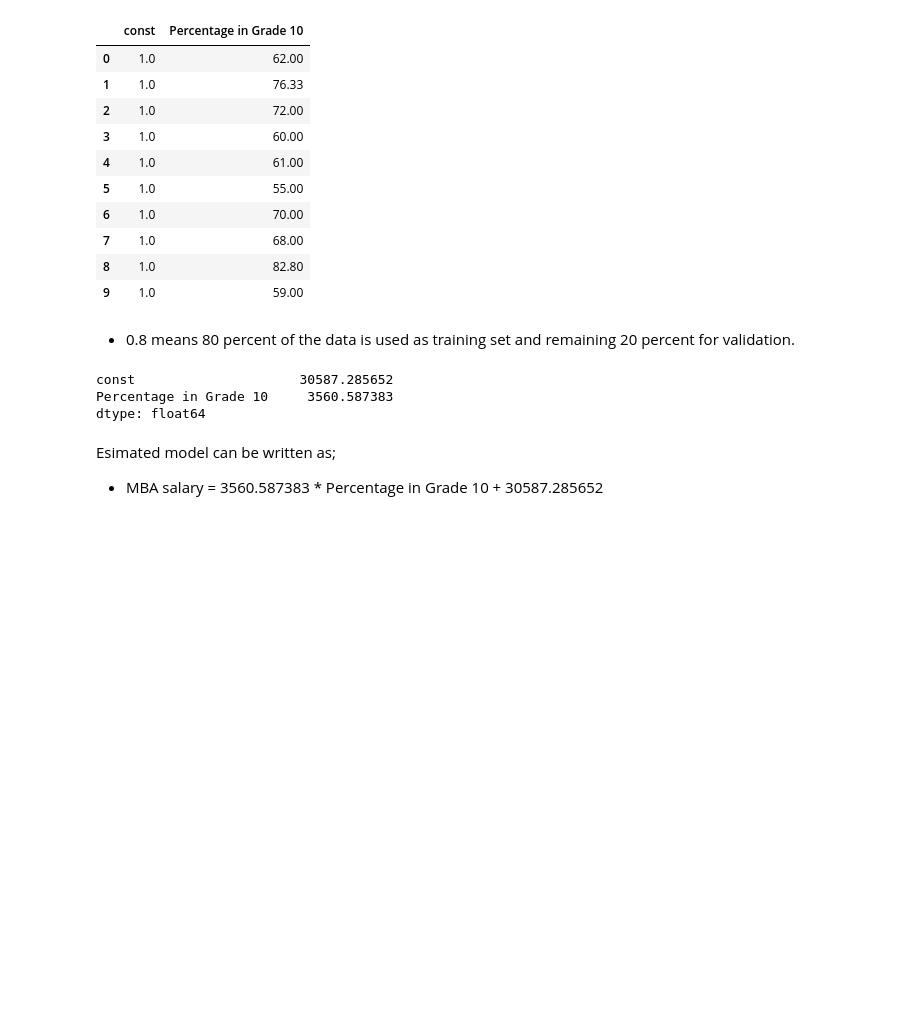
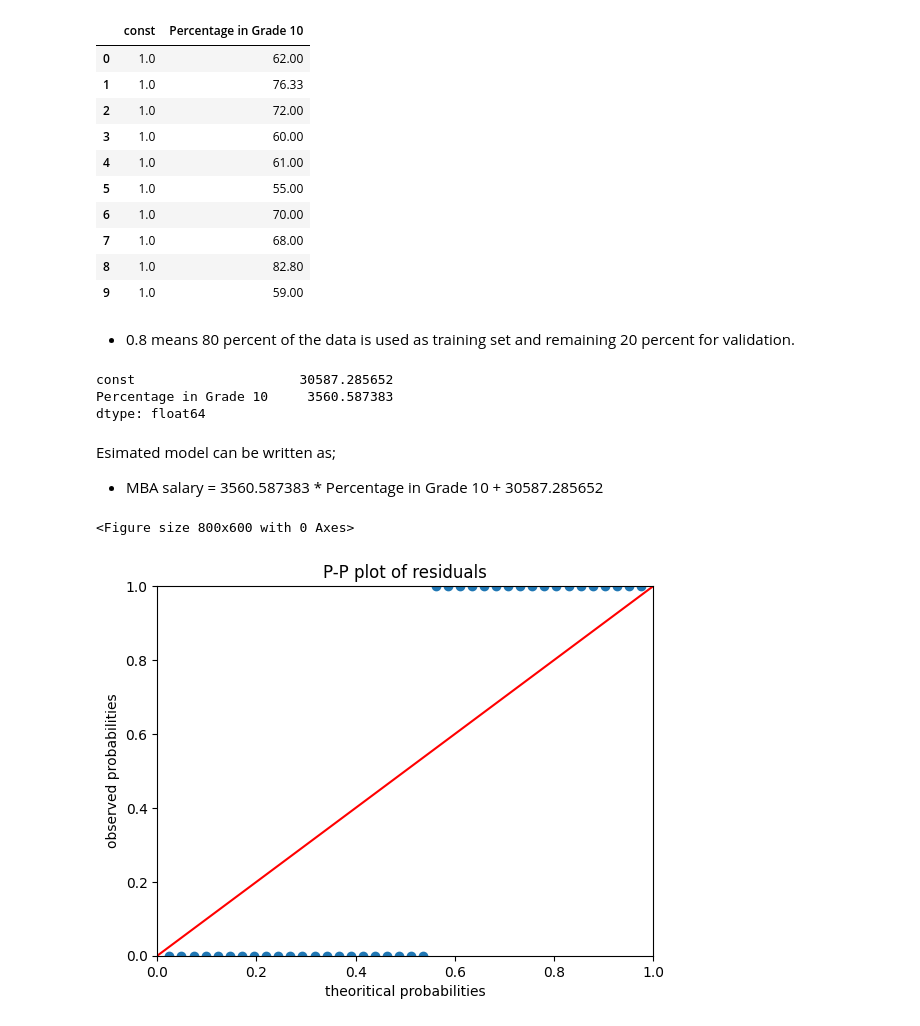
Before and after one commit to aparna-2001/machine_learning_using_python, a Jupyter notebook: Regression_model_MBA_salary.ipynb, the cells around one changed output. Saved outputs shown, nothing was run; the diff lists cells and outputs as text; code cells hidden in the pictures; blank space fills up the shorter version.

Commit message:
checking normal distribution of residuals

```diff
--- a/Regression_model_MBA_salary.ipynb
+++ b/Regression_model_MBA_salary.ipynb
@@ -88,3 +90,18 @@ Esimated model can be written as;
 
 
 *   MBA salary = 3560.587383 * Percentage in Grade 10 +  30587.285652
+# %%
+
+
+mba_salary_residue = mba_salary_OLS.resid
+probplot = sm.ProbPlot(mba_salary_residue)
+plt.figure(figsize=(8,6))
+probplot.ppplot(line ='45')
+
+plt.title('P-P plot of residuals')
+plt.xlabel('theoritical probabilities')
+plt.ylabel('observed probabilities')
+plt.show()
+# %% [output]
+<Figure size 800x600 with 0 Axes>
+[figure, added]
```
Also changed, not shown: parts of 1 cell of this notebook.
